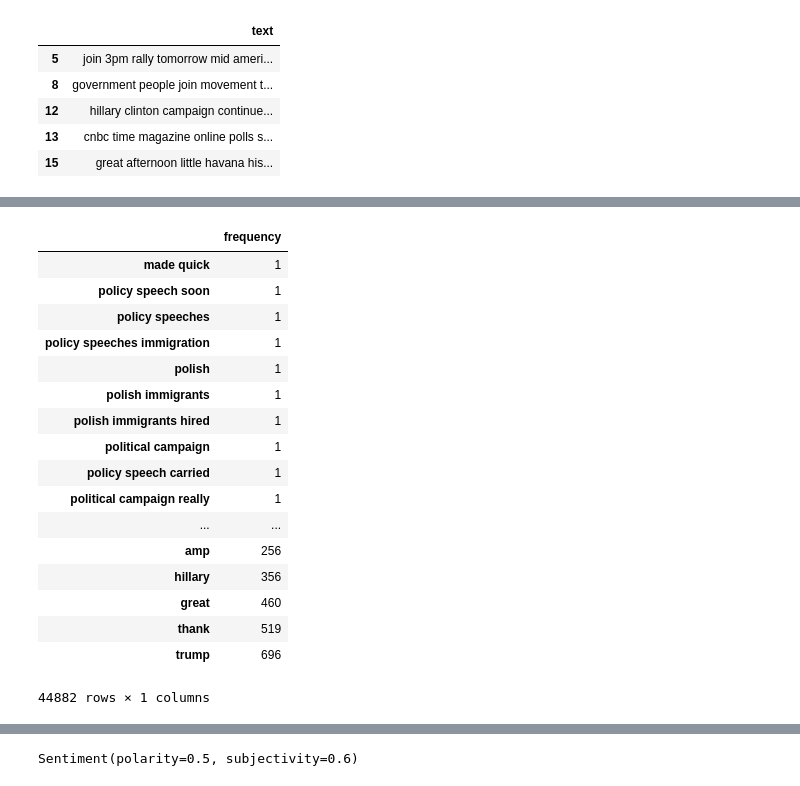
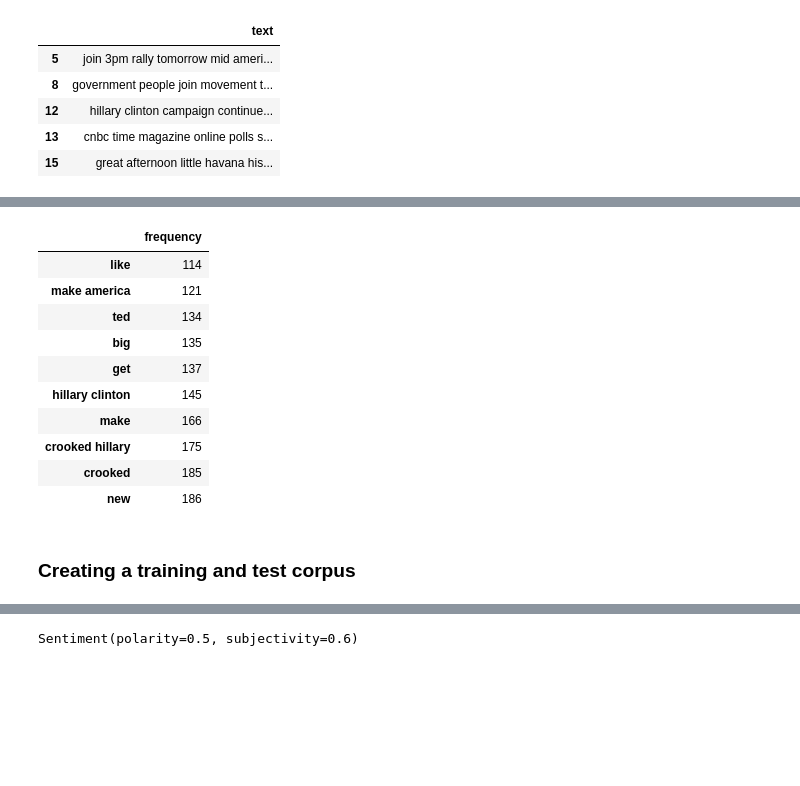
Before and after one commit to RaphaelNash/Data620_Team3, a Jupyter notebook: final_Project/Tweets-TH.ipynb, the cells around one changed output, grey strips where cells are left out. Cells and saved outputs as stored; diff of their text form; code cells hidden in the pictures; blank space fills up the shorter version.

```diff
--- a/final_Project/Tweets-TH.ipynb
+++ b/final_Project/Tweets-TH.ipynb
@@ -191,26 +150,21 @@ trump_bigrams = pd.DataFrame(frequencies, index=word_vectors.get_feature_names()
 # %%
 look = trump_bigrams.sort(['frequency'])
 # %%
-look
+look[-20:-10]
 # %% [output]
 |  | frequency |
-| made quick | 1 |
-| policy speech soon | 1 |
-| policy speeches | 1 |
-| policy speeches immigration | 1 |
-| polish | 1 |
-| polish immigrants | 1 |
-| polish immigrants hired | 1 |
-| political campaign | 1 |
-| policy speech carried | 1 |
-| political campaign really | 1 |
-| ... | ... |
-| amp | 256 |
-| hillary | 356 |
-| great | 460 |
-| thank | 519 |
-| trump | 696 |
+| like | 114 |
+| make america | 121 |
+| ted | 134 |
+| big | 135 |
+| get | 137 |
+| hillary clinton | 145 |
+| make | 166 |
+| crooked hillary | 175 |
+| crooked | 185 |
+| new | 186 |
-44882 rows × 1 columns
+# %% [markdown]
+### Creating a training and test corpus
 # %%
 import random
 
```
Also changed, not shown: parts of 61 cells of this notebook.
